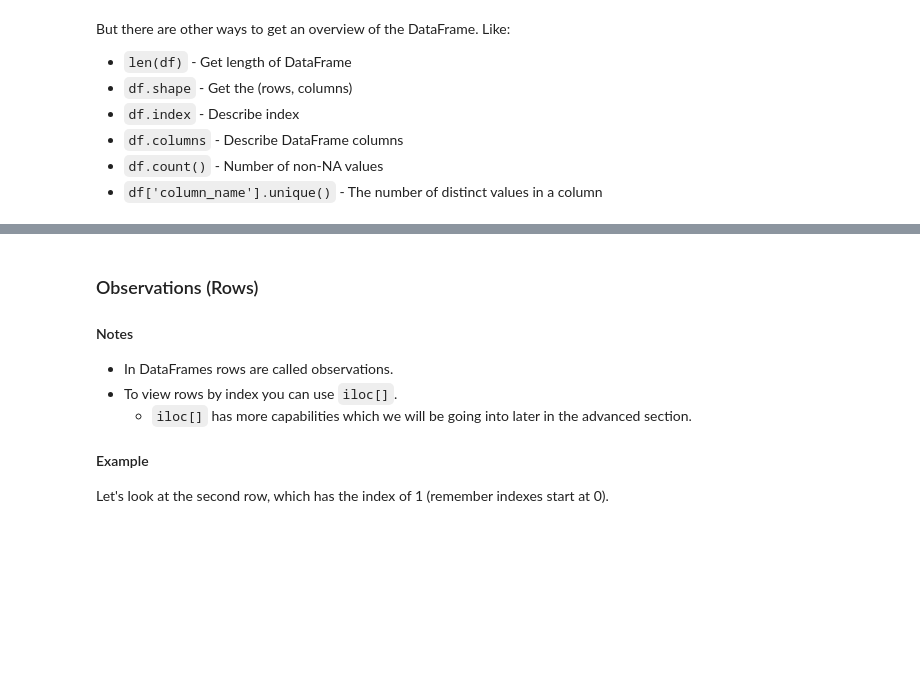
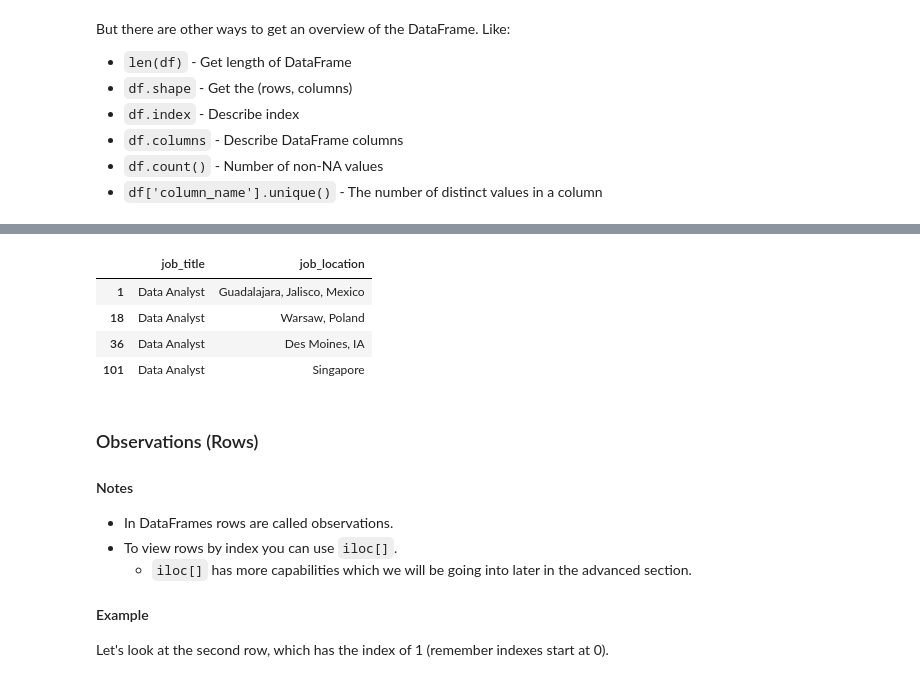
Before and after one commit to Pratikkenche/Python_Data_Analytics, a Jupyter notebook: 1_Basic/Python-Libraries-for-Data-Analysis.ipynb, the cells around one changed output, grey strips where cells are left out. Drawn from its saved outputs; the diff is of its cells as text; code cells hidden in the pictures; blank space fills up the shorter version.

```diff
--- a/1_Basic/Python-Libraries-for-Data-Analysis.ipynb
+++ b/1_Basic/Python-Libraries-for-Data-Analysis.ipynb
@@ -323,5 +477,11 @@ df[['job_title', 'job_location']].head(4)
 # %%
-df[df['job_title'] == 'Data Analyst'][['job_location']].head(4)
+df[df['job_title'] == 'Data Analyst'][['job_title','job_location']].head(4)
+# %% [output]
+|  | job_title | job_location |
+| 1 | Data Analyst | Guadalajara, Jalisco, Mexico |
+| 18 | Data Analyst | Warsaw, Poland |
+| 36 | Data Analyst | Des Moines, IA |
+| 101 | Data Analyst | Singapore |
 # %% [markdown]
 ### Observations (Rows)
 
```
Also changed, not shown: parts of 64 cells of this notebook, 1 other file.
